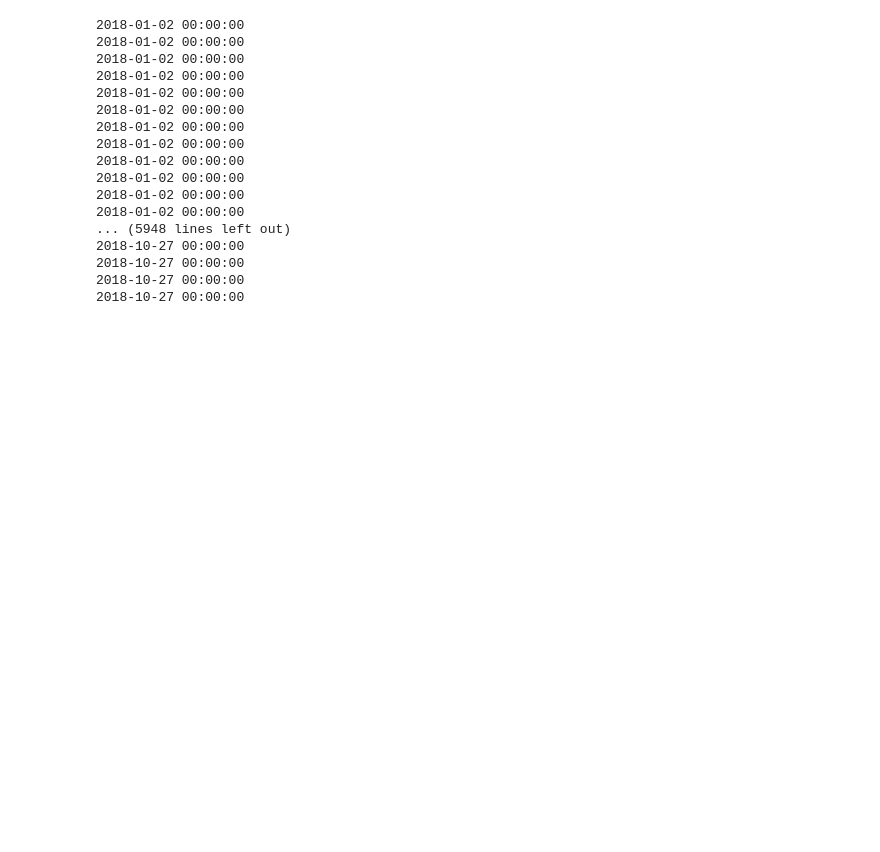
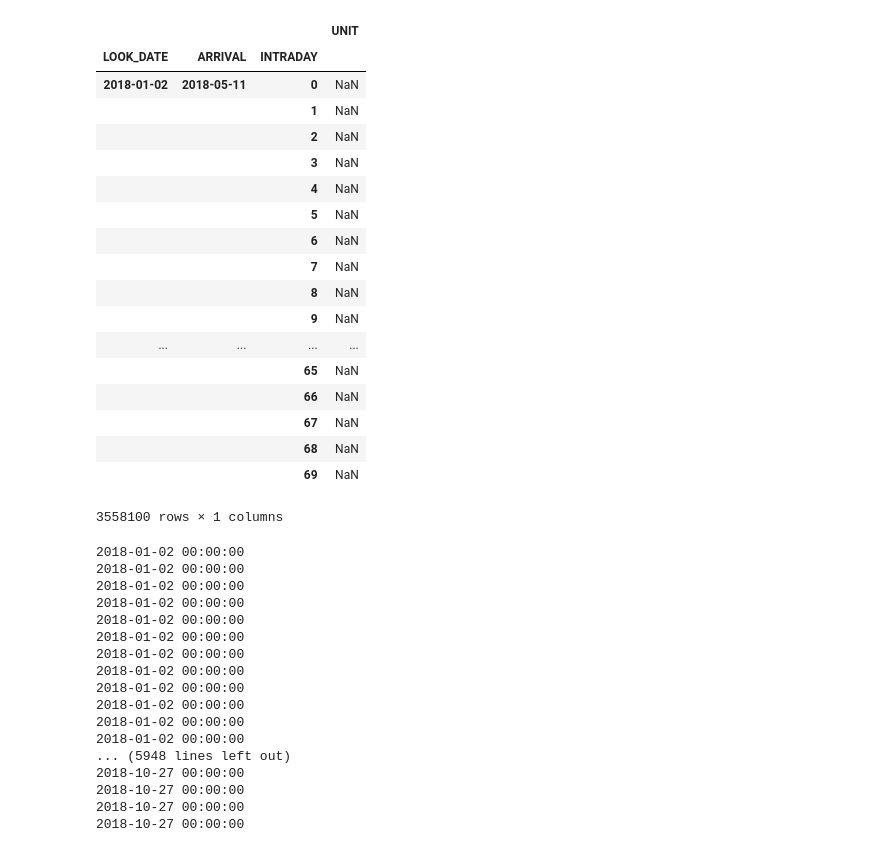
Before and after one commit to johngao2/EM-hotel-demand, a Jupyter notebook: EM_extension/preprocessing/create_transactions.ipynb, the cells around one changed output. Saved outputs shown, nothing was run; the diff lists cells and outputs as text; code cells hidden in the pictures; blank space fills up the shorter version.

```diff
--- a/EM_extension/preprocessing/create_transactions.ipynb
+++ b/EM_extension/preprocessing/create_transactions.ipynb
@@ -36,3 +30,25 @@ max_date
+# %%
+trans_df
+# %% [output]
+|  |  |  | UNIT |
+| LOOK_DATE | ARRIVAL | INTRADAY |  |
+| 2018-01-02 | 2018-05-11 | 0 | NaN |
+|  |  | 1 | NaN |
+|  |  | 2 | NaN |
+|  |  | 3 | NaN |
+|  |  | 4 | NaN |
+|  |  | 5 | NaN |
+|  |  | 6 | NaN |
+|  |  | 7 | NaN |
+|  |  | 8 | NaN |
+|  |  | 9 | NaN |
+| ... | ... | ... | ... |
+|  |  | 65 | NaN |
+|  |  | 66 | NaN |
+|  |  | 67 | NaN |
+|  |  | 68 | NaN |
+|  |  | 69 | NaN |
+3558100 rows × 1 columns
 # %%
 # build empty trans df
 intraday_range = range(0, periods_per_day)
```
Also changed, not shown: parts of 3 cells of this notebook, 1 other file.
